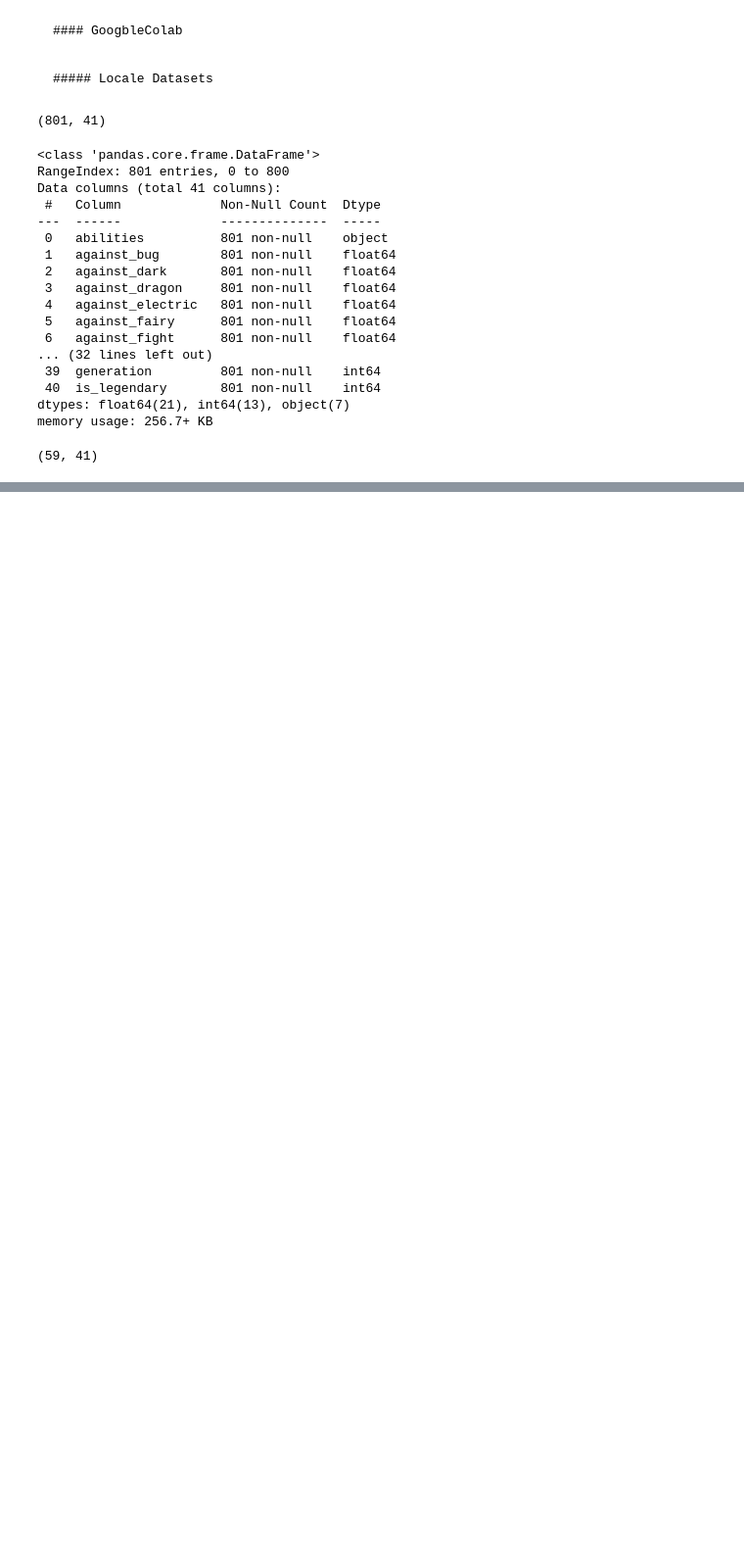
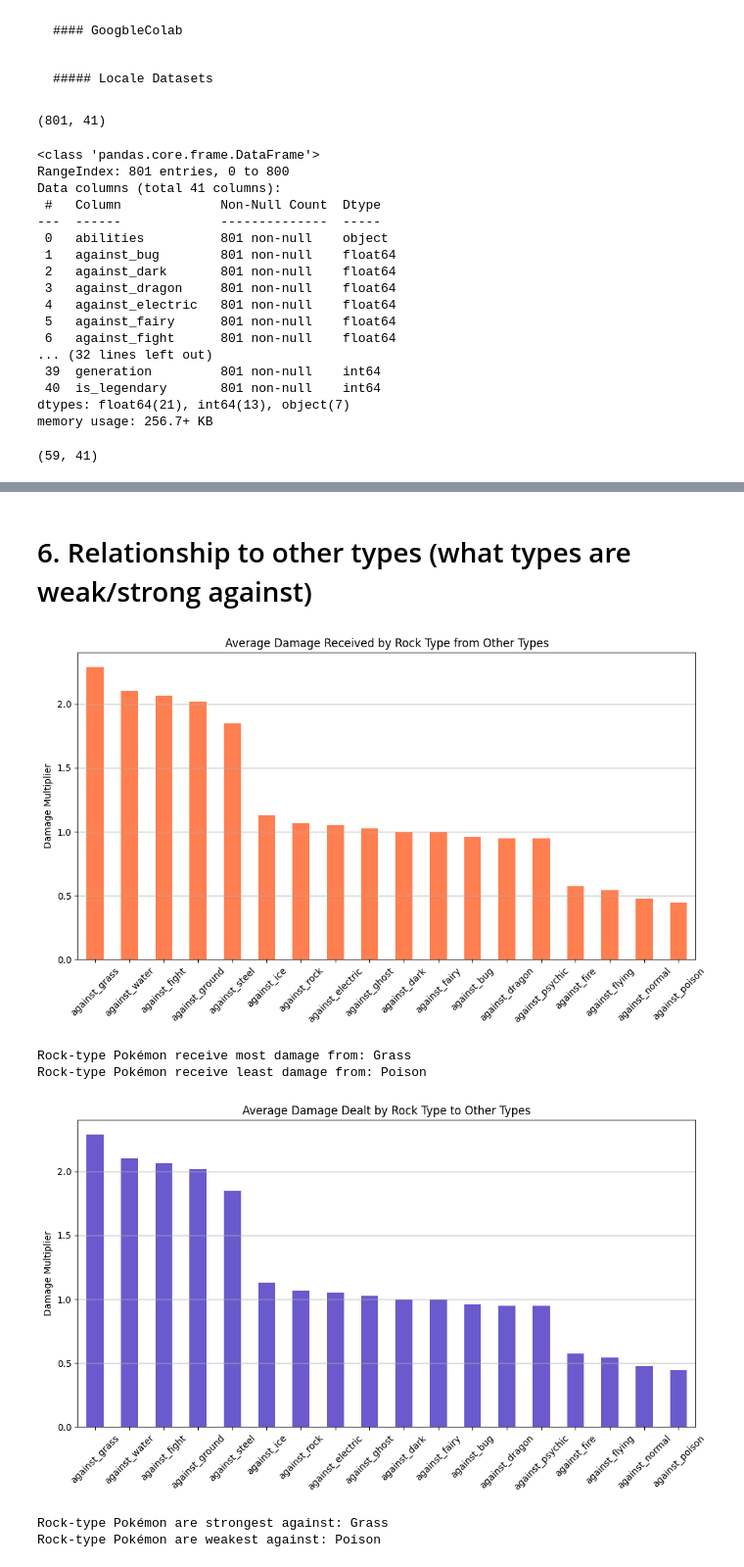
Before and after one commit to driosoft-pro/DataPokemonBattle, a Jupyter notebook: pokemon_battle_rock.ipynb, the cells around one changed output, grey strips where cells are left out. Shown at 98% size. Cells and saved outputs as stored; diff of their text form; code cells hidden in the pictures; blank space fills up the shorter version.

```diff
--- a/pokemon_battle_rock.ipynb
+++ b/pokemon_battle_rock.ipynb
@@ -76,0 +170,48 @@ df_rock.head(10)
+# %% [markdown]
+# 6. Relationship to other types (what types are weak/strong against)
+# %%
+# Select columns that start with 'against_'
+against_cols = [col for col in df.columns if col.startswith('against_')]
+
+# Average damage received by Rock type Pokémon
+avg_damage_received = df_rock[against_cols].mean().sort_values(ascending=False)
+
+plt.figure(figsize=(12, 6))
+avg_damage_received.plot(kind='bar', color='coral')
+plt.title('Average Damage Received by Rock Type from Other Types')
+plt.ylabel('Damage Multiplier')
+plt.xticks(rotation=45)
+plt.grid(axis='y')
+plt.show()
+
+# Most and least damage received
+most_dangerous = avg_damage_received.idxmax().replace('against_', '').capitalize()
+least_dangerous = avg_damage_received.idxmin().replace('against_', '').capitalize()
+
+print(f"Rock-type Pokémon receive most damage from: {most_dangerous}")
+print(f"Rock-type Pokémon receive least damage from: {least_dangerous}")
+
+# Average damage dealt *by* Rock-type to other types
+# Use all Rock-type Pokémon and average their 'against_X' columns
+avg_damage_by_rock = df.loc[(df['type1'] == 'rock') | (df['type2'] == 'rock'), against_cols].mean().sort_values(ascending=False)
+
+plt.figure(figsize=(12, 6))
+avg_damage_by_rock.plot(kind='bar', color='slateblue')
+plt.title('Average Damage Dealt by Rock Type to Other Types')
+plt.ylabel('Damage Multiplier')
+plt.xticks(rotation=45)
+plt.grid(axis='y')
+plt.show()
+
+best_against = avg_damage_by_rock.idxmax().replace('against_', '').capitalize()
+worst_against = avg_damage_by_rock.idxmin().replace('against_', '').capitalize()
+
+print(f"Rock-type Pokémon are strongest against: {best_against}")
+print(f"Rock-type Pokémon are weakest against: {worst_against}")
+# %% [output]
+[figure, added]
+Rock-type Pokémon receive most damage from: Grass
+Rock-type Pokémon receive least damage from: Poison
+[figure, added]
+Rock-type Pokémon are strongest against: Grass
+Rock-type Pokémon are weakest against: Poison
```
Also changed, not shown: parts of 16 cells of this notebook.
